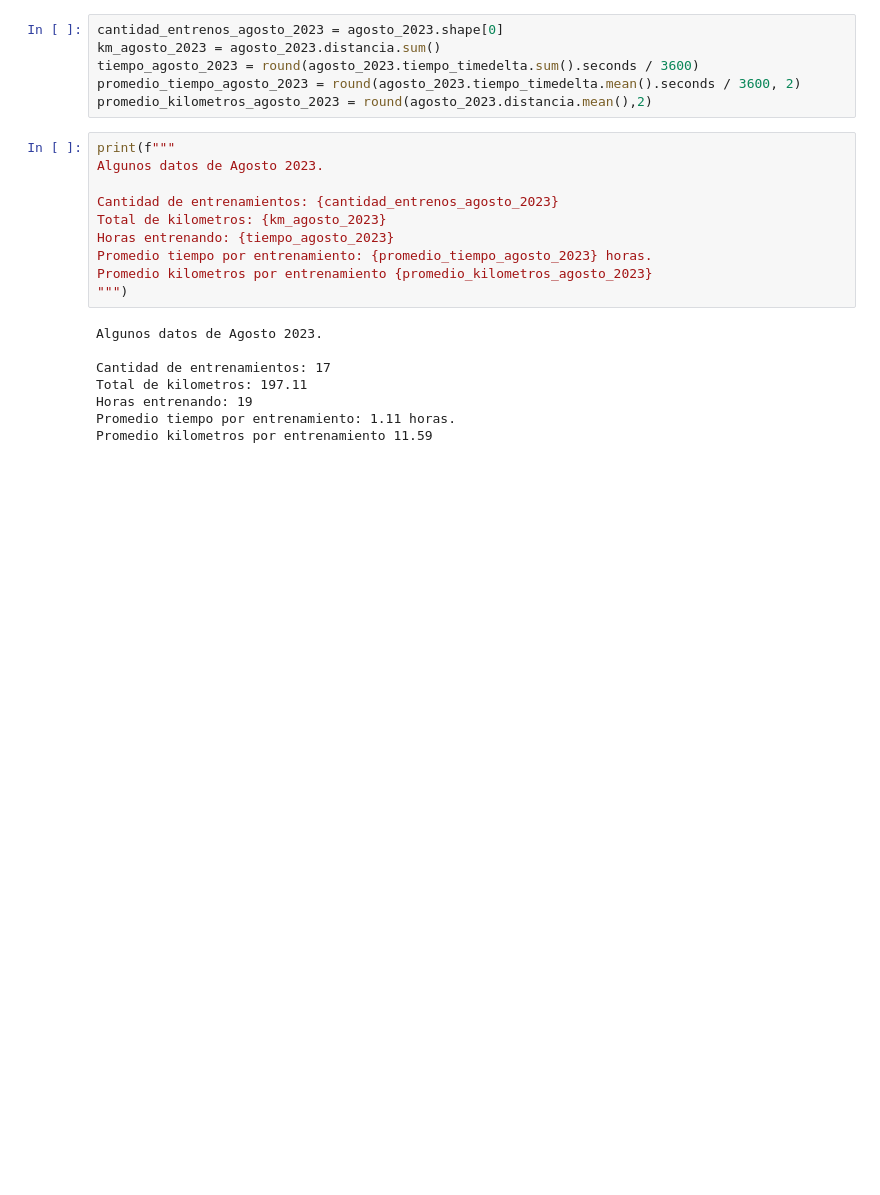
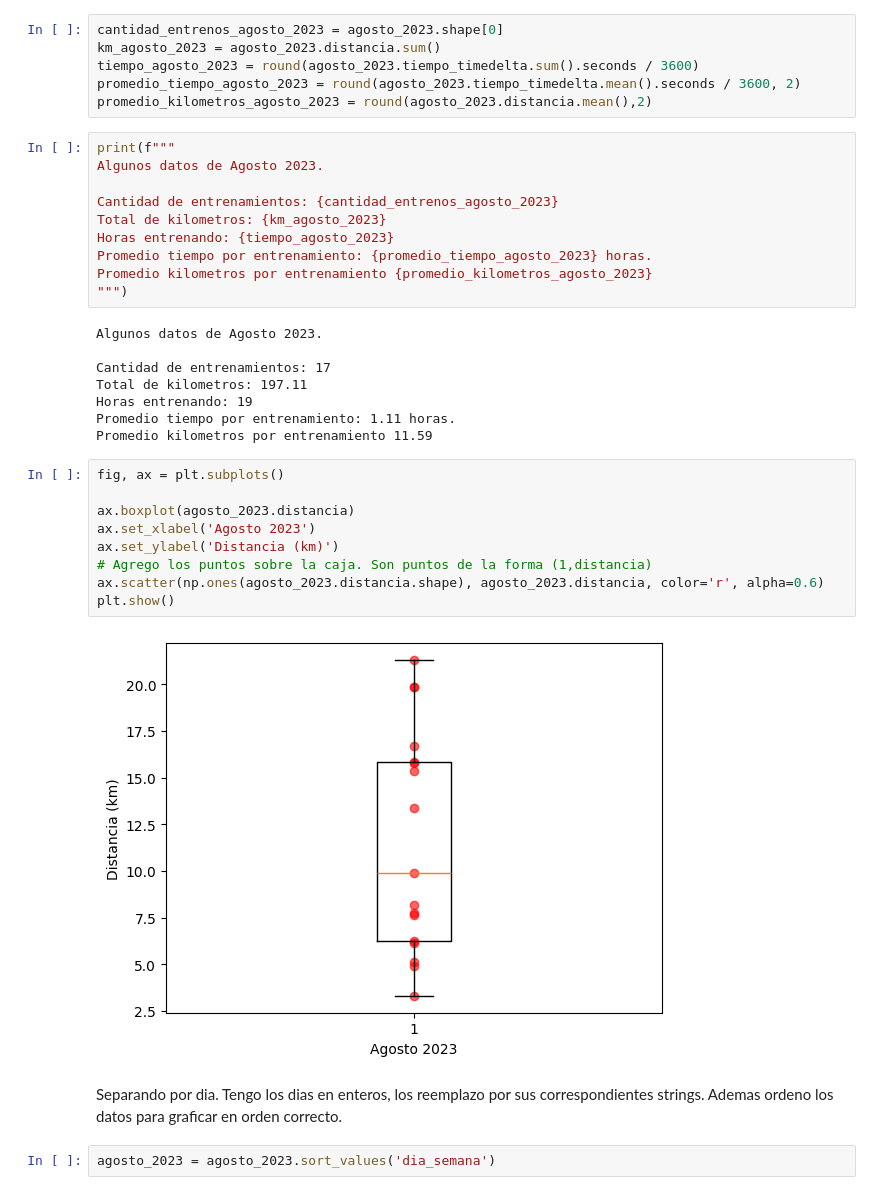
Before and after one commit to fluchetti45/running_analysis, a Jupyter notebook: python/Entrenamientos.ipynb, the cells around one changed output. Drawn from its saved outputs; the diff is of its cells as text; blank space fills up the shorter version.

```diff
--- a/python/Entrenamientos.ipynb
+++ b/python/Entrenamientos.ipynb
@@ -613,3 +619,18 @@ Total de kilometros: 197.11
 Horas entrenando: 19
 Promedio tiempo por entrenamiento: 1.11 horas.
 Promedio kilometros por entrenamiento 11.59
+# %%
+fig, ax = plt.subplots()
+
+ax.boxplot(agosto_2023.distancia)
+ax.set_xlabel('Agosto 2023')
+ax.set_ylabel('Distancia (km)')
+# Agrego los puntos sobre la caja. Son puntos de la forma (1,distancia)
+ax.scatter(np.ones(agosto_2023.distancia.shape), agosto_2023.distancia, color='r', alpha=0.6)
+plt.show()
+# %% [output]
+[figure, added]
+# %% [markdown]
+Separando por dia. Tengo los dias en enteros, los reemplazo por sus correspondientes strings. Ademas ordeno los datos para graficar en orden correcto.
+# %%
+agosto_2023 = agosto_2023.sort_values('dia_semana')
```
Also changed, not shown: parts of 37 cells of this notebook.
